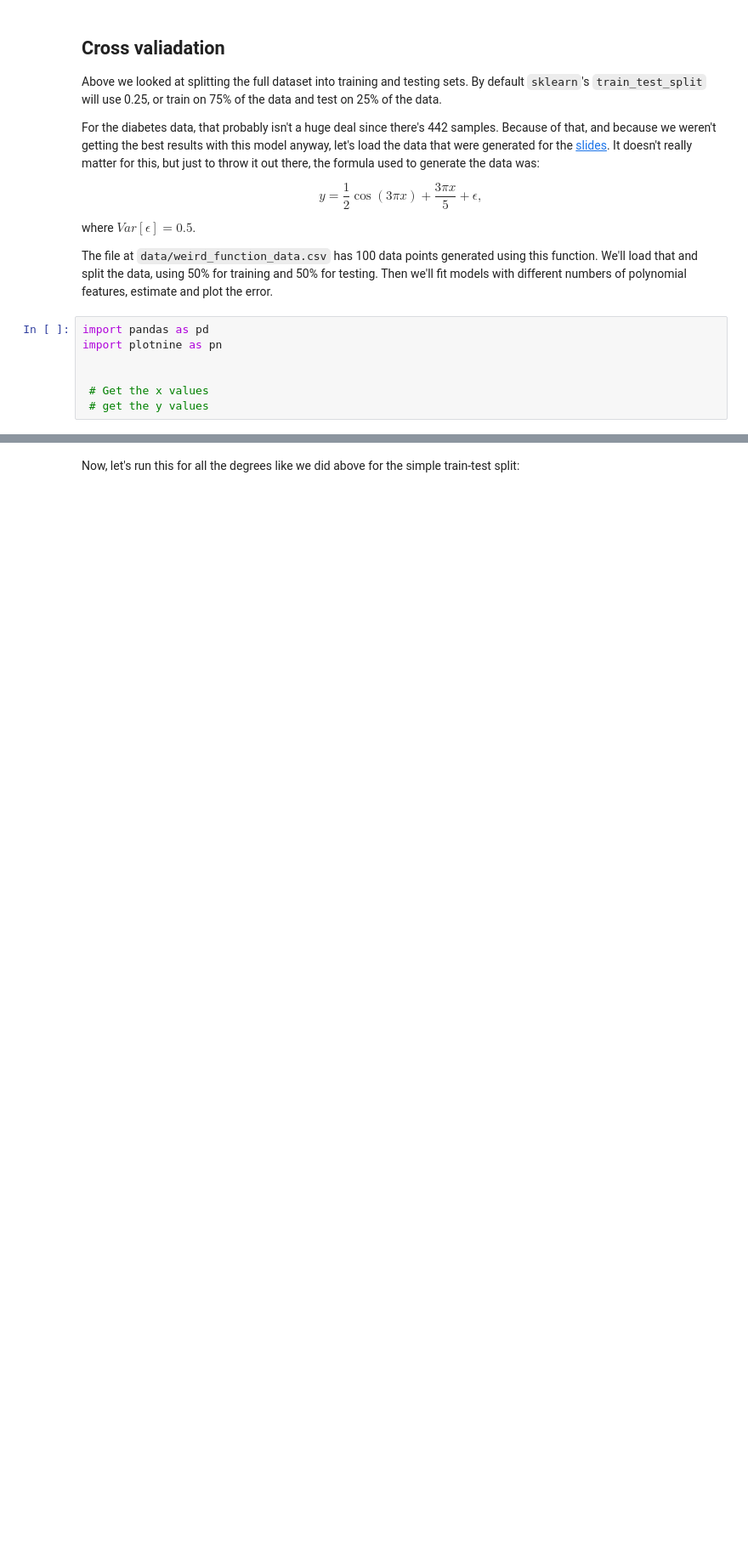
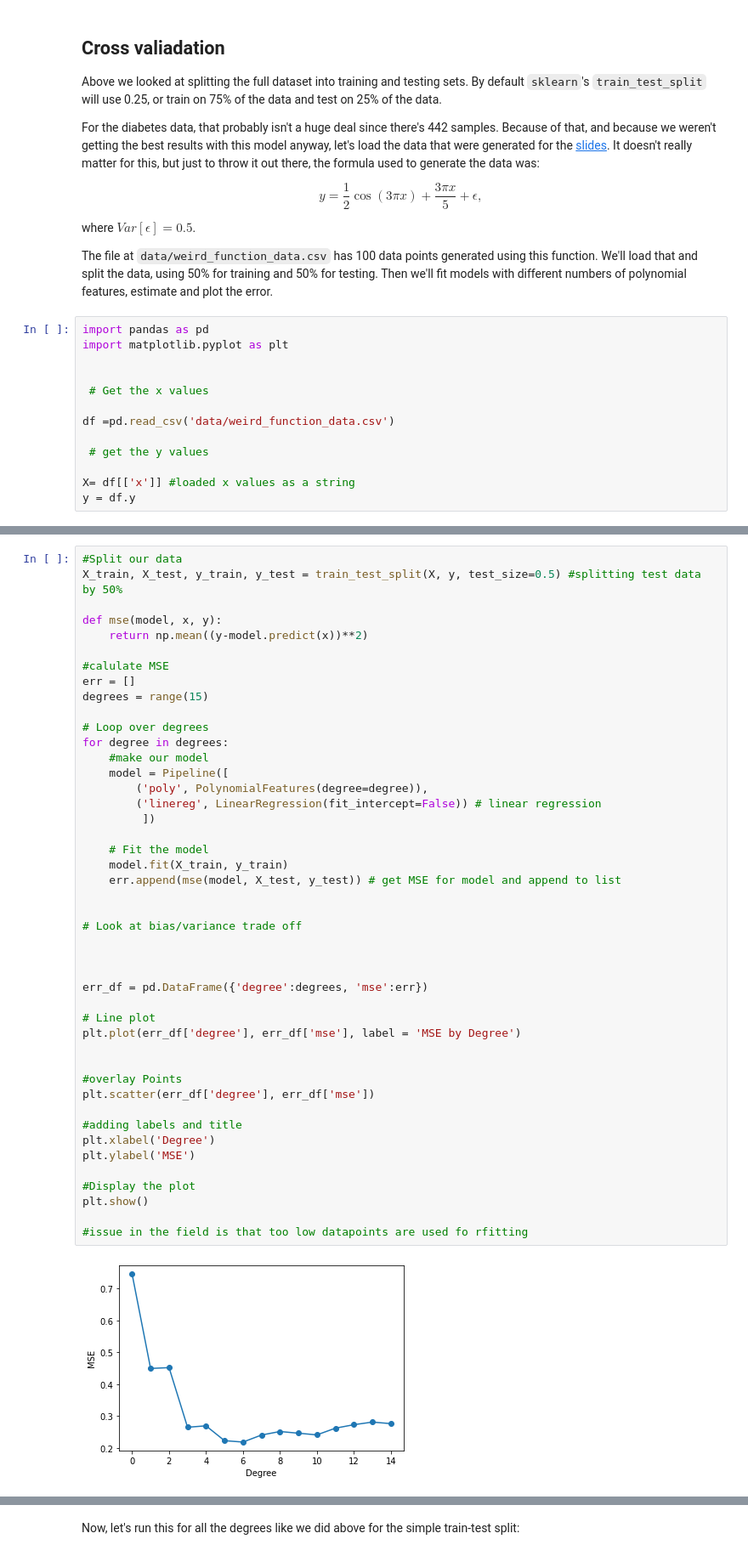
Before and after one commit to admontalvo/Jupyter_Content_1, a Jupyter notebook: 08_Bias_variance_tradeoff_student.ipynb, the cells around one changed output, grey strips where cells are left out. Shown at 85% size. Saved outputs shown, nothing was run; the diff lists cells and outputs as text; blank space fills up the shorter version.

```diff
--- a/08_Bias_variance_tradeoff_student.ipynb
+++ b/08_Bias_variance_tradeoff_student.ipynb
@@ -274,8 +286,14 @@ where $Var[\epsilon] = 0.5$.
 The file at `data/weird_function_data.csv` has 100 data points generated using this function. We'll load that and split the data, using 50% for training and 50% for testing. Then we'll fit models with different numbers of polynomial features, estimate and plot the error.
 # %%
 import pandas as pd
-import plotnine as pn
+import matplotlib.pyplot as plt
 
 
  # Get the x values
+
+df =pd.read_csv('data/weird_function_data.csv')
+
  # get the y values
+
+X= df[['x']] #loaded x values as a string
+y = df.y
@@ -298,3 +331,50 @@ pn.ggplot(err_df, pn.aes(x='degree', y='mse')) + pn.geom_line() + pn.geom_point(
+# %%
+#Split our data
+X_train, X_test, y_train, y_test = train_test_split(X, y, test_size=0.5) #splitting test data by 50%
+
+def mse(model, x, y):
+    return np.mean((y-model.predict(x))**2)
+
+#calulate MSE
+err = []
+degrees = range(15)
+
+# Loop over degrees
+for degree in degrees:
+    #make our model
+    model = Pipeline([
+        ('poly', PolynomialFeatures(degree=degree)),
+        ('linereg', LinearRegression(fit_intercept=False)) # linear regression
+         ])
+
+    # Fit the model
+    model.fit(X_train, y_train)
+    err.append(mse(model, X_test, y_test)) # get MSE for model and append to list
+
+
+# Look at bias/variance trade off
+
+
+
+err_df = pd.DataFrame({'degree':degrees, 'mse':err})
+
+# Line plot
+plt.plot(err_df['degree'], err_df['mse'], label = 'MSE by Degree')
+
+
+#overlay Points
+plt.scatter(err_df['degree'], err_df['mse'])
+
+#adding labels and title
+plt.xlabel('Degree')
+plt.ylabel('MSE')
+
+#Display the plot
+plt.show()
+
+#issue in the field is that too low datapoints are used fo rfitting
+# %% [output]
+[figure, added]
 # %% [markdown]
 Run the above code each time...you should get quite different results with each realization. Each run splits the data into training and testing datasets randomly. With each split, we get quite different values for out error estimates.
 
```
Also changed, not shown: parts of 13 cells of this notebook, 4 other files.
